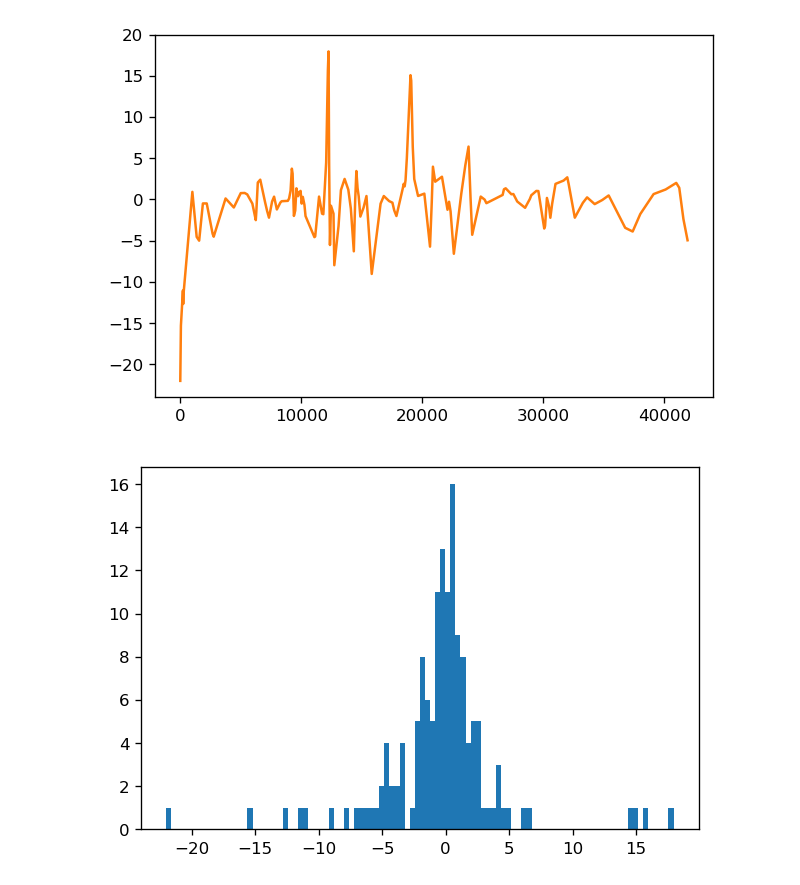
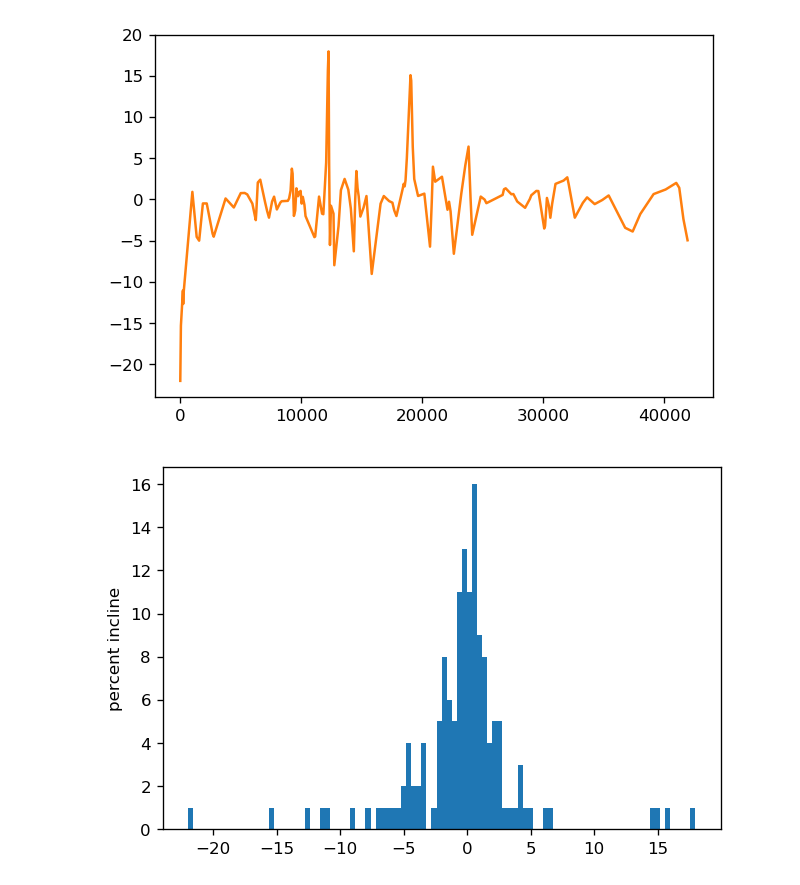
Before and after one commit to atravitz/pgh_marathon, a Jupyter notebook: incline_analysis.ipynb, the cells around one changed output. Drawn from its saved outputs; the diff is of its cells as text; code cells hidden in the pictures.

Commit message:
"adding histograms"

```diff
--- a/incline_analysis.ipynb
+++ b/incline_analysis.ipynb
@@ -21,8 +21,9 @@ plt.show()
 # %%
 plt.figure(dpi=120)
 plt.hist(df['percent grade'], bins=100);
+plt.ylabel('percent incline');
 # %% [output]
-[figure, old version]
+[figure, new version]
 # %%
 plt.figure(dpi=120)
 plt.hist(df['percent grade'], bins=100);
```
Also changed, not shown: parts of 1 cell of this notebook.
